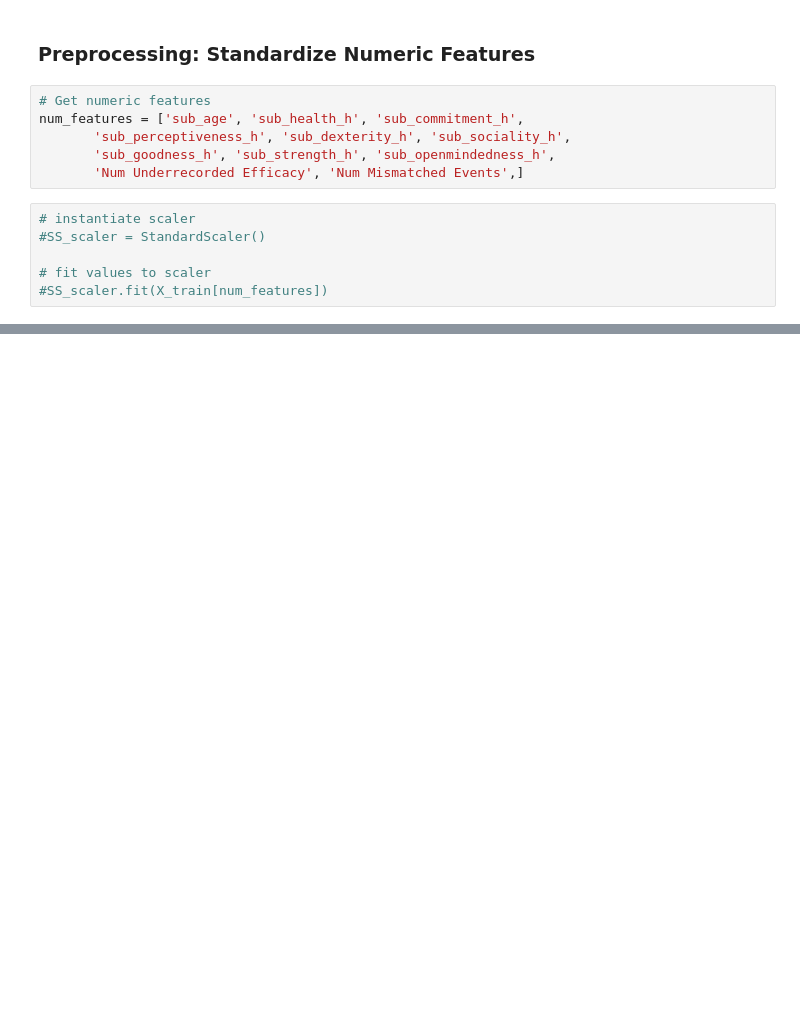
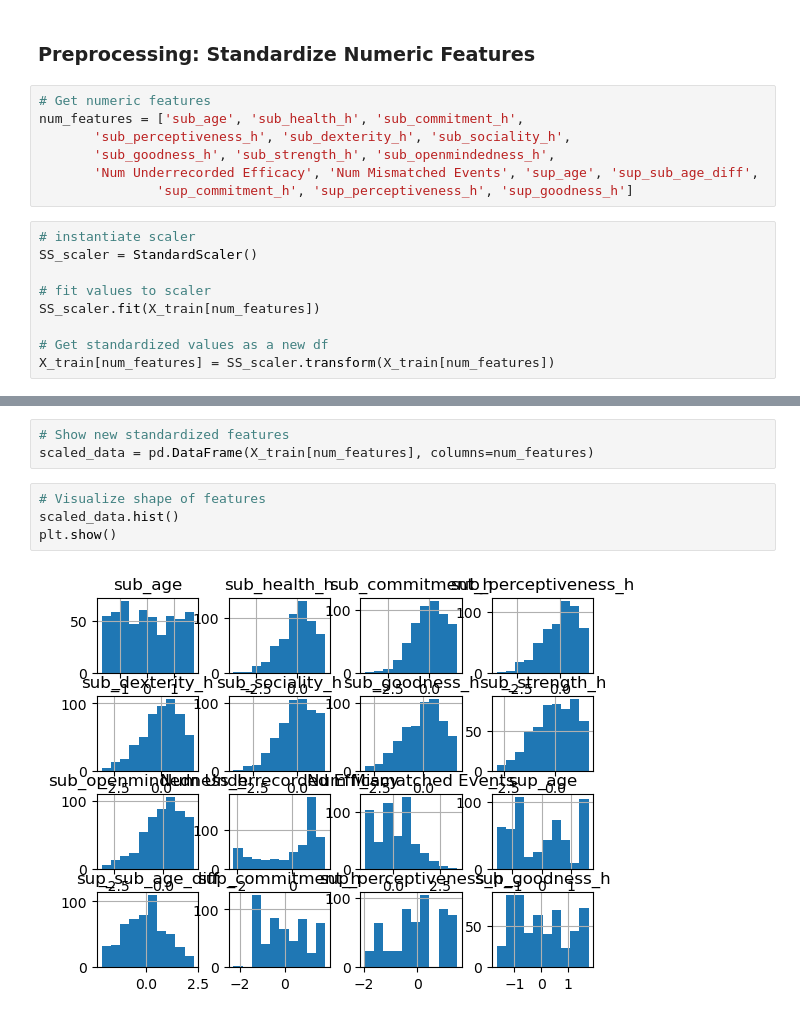
Before and after one commit to kyleanthonyr/Predicting-Employee-Attrition, a Jupyter notebook: notebooks/03-kar-preprocessing-and-training.ipynb, the cells around one changed output, grey strips where cells are left out. Saved outputs shown, nothing was run; the diff lists cells and outputs as text; blank space fills up the shorter version.

Commit message:
feat: standardized numeric features and checked for outliers

```diff
--- a/notebooks/03-kar-preprocessing-and-training.ipynb
+++ b/notebooks/03-kar-preprocessing-and-training.ipynb
@@ -217,10 +164,14 @@ X_train, X_test, y_train, y_test = train_test_split(X, y, test_size=0.2)
 num_features = ['sub_age', 'sub_health_h', 'sub_commitment_h',
        'sub_perceptiveness_h', 'sub_dexterity_h', 'sub_sociality_h',
        'sub_goodness_h', 'sub_strength_h', 'sub_openmindedness_h',
-       'Num Underrecorded Efficacy', 'Num Mismatched Events',]
+       'Num Underrecorded Efficacy', 'Num Mismatched Events', 'sup_age', 'sup_sub_age_diff',
+               'sup_commitment_h', 'sup_perceptiveness_h', 'sup_goodness_h']
 # %%
 # instantiate scaler
-#SS_scaler = StandardScaler()
+SS_scaler = StandardScaler()
 
 # fit values to scaler
-#SS_scaler.fit(X_train[num_features])
+SS_scaler.fit(X_train[num_features])
+
+# Get standardized values as a new df
+X_train[num_features] = SS_scaler.transform(X_train[num_features])
@@ -226,0 +195,9 @@ num_features = ['sub_age', 'sub_health_h', 'sub_commitment_h',
+# %%
+# Show new standardized features
+scaled_data = pd.DataFrame(X_train[num_features], columns=num_features)
+# %%
+# Visualize shape of features
+scaled_data.hist()
+plt.show()
+# %% [output]
+[figure, added]
```
Also changed, not shown: parts of 12 cells of this notebook.
